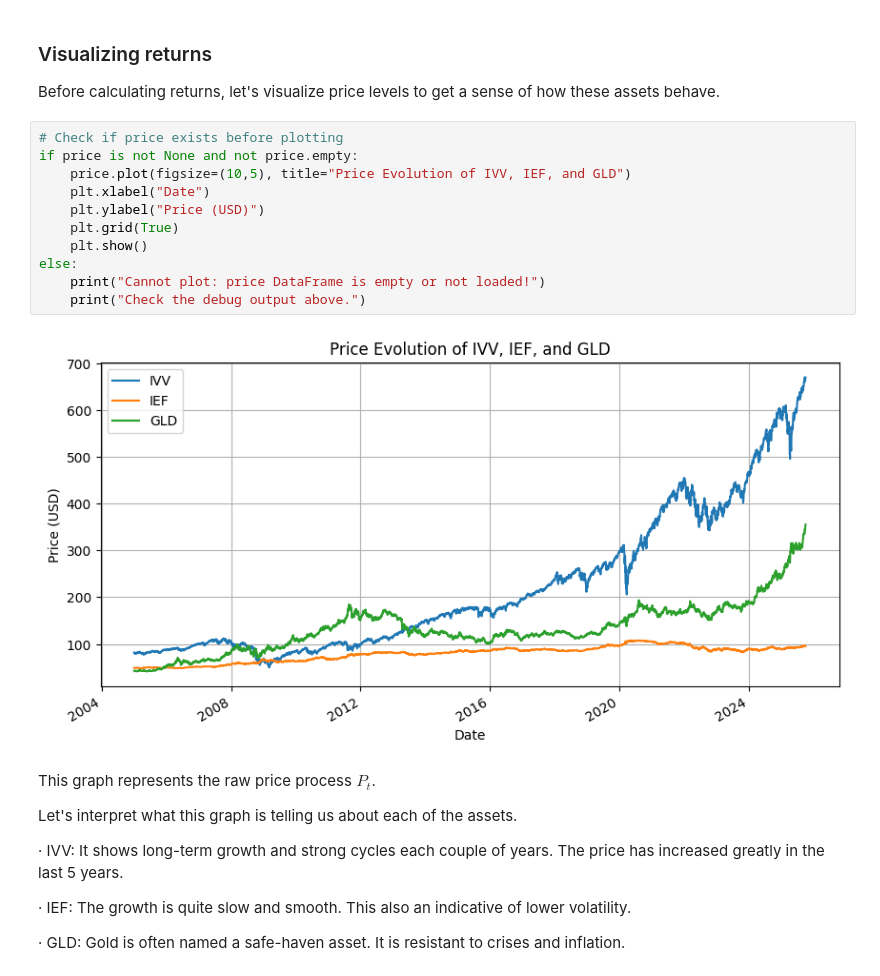
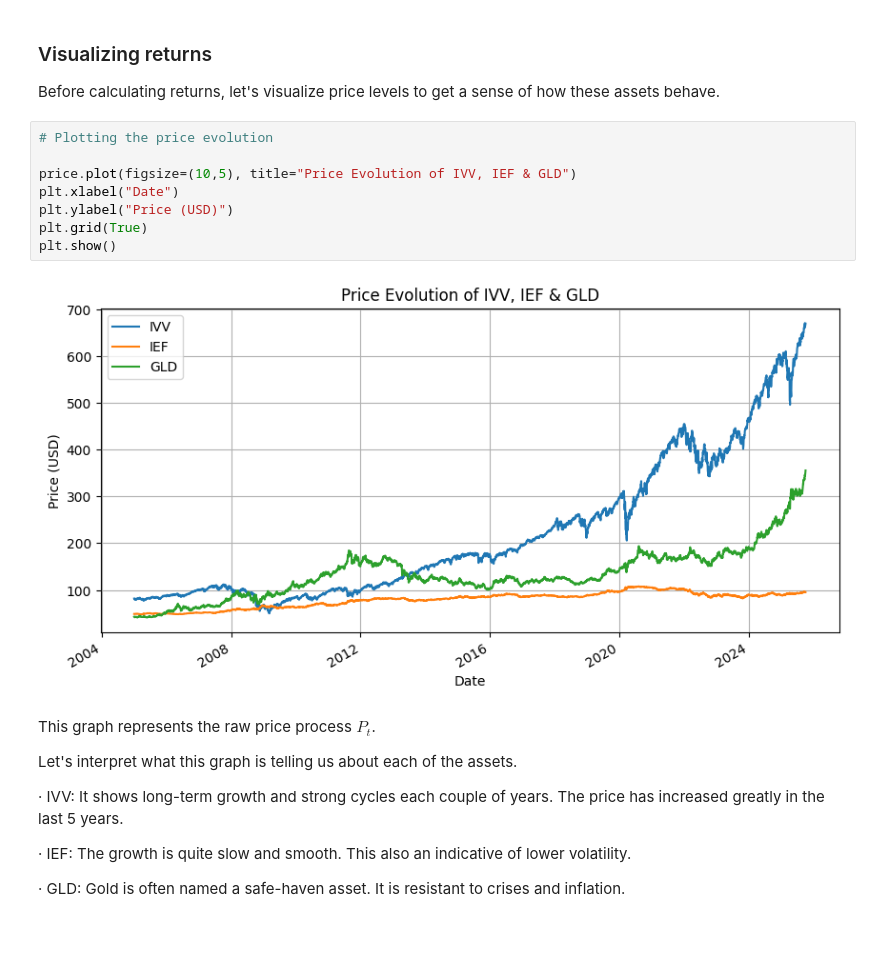
Before and after one commit to danieljiar2001-ops/QuantFolioAnalysis, a Jupyter notebook: notebooks/02_eda_cleaning.ipynb, the cells around one changed output. Cells and saved outputs as stored; diff of their text form; blank space fills up the shorter version.

```diff
--- a/notebooks/02_eda_cleaning.ipynb
+++ b/notebooks/02_eda_cleaning.ipynb
@@ -75,18 +29,15 @@ Trying: ../data/sample_data.csv
 
 Before calculating returns, let's visualize price levels to get a sense of how these assets behave.
 # %%
-# Check if price exists before plotting
-if price is not None and not price.empty:
-    price.plot(figsize=(10,5), title="Price Evolution of IVV, IEF, and GLD")
-    plt.xlabel("Date")
-    plt.ylabel("Price (USD)")
-    plt.grid(True)
-    plt.show()
-else:
-    print("Cannot plot: price DataFrame is empty or not loaded!")
-    print("Check the debug output above.")
+# Plotting the price evolution
+
+price.plot(figsize=(10,5), title="Price Evolution of IVV, IEF & GLD")
+plt.xlabel("Date")
+plt.ylabel("Price (USD)")
+plt.grid(True)
+plt.show()
 # %% [output]
-[figure, old version]
+[figure, new version]
 # %% [markdown]
 This graph represents the raw price process $P_t$.
 
```
Also changed, not shown: parts of 6 cells of this notebook.
